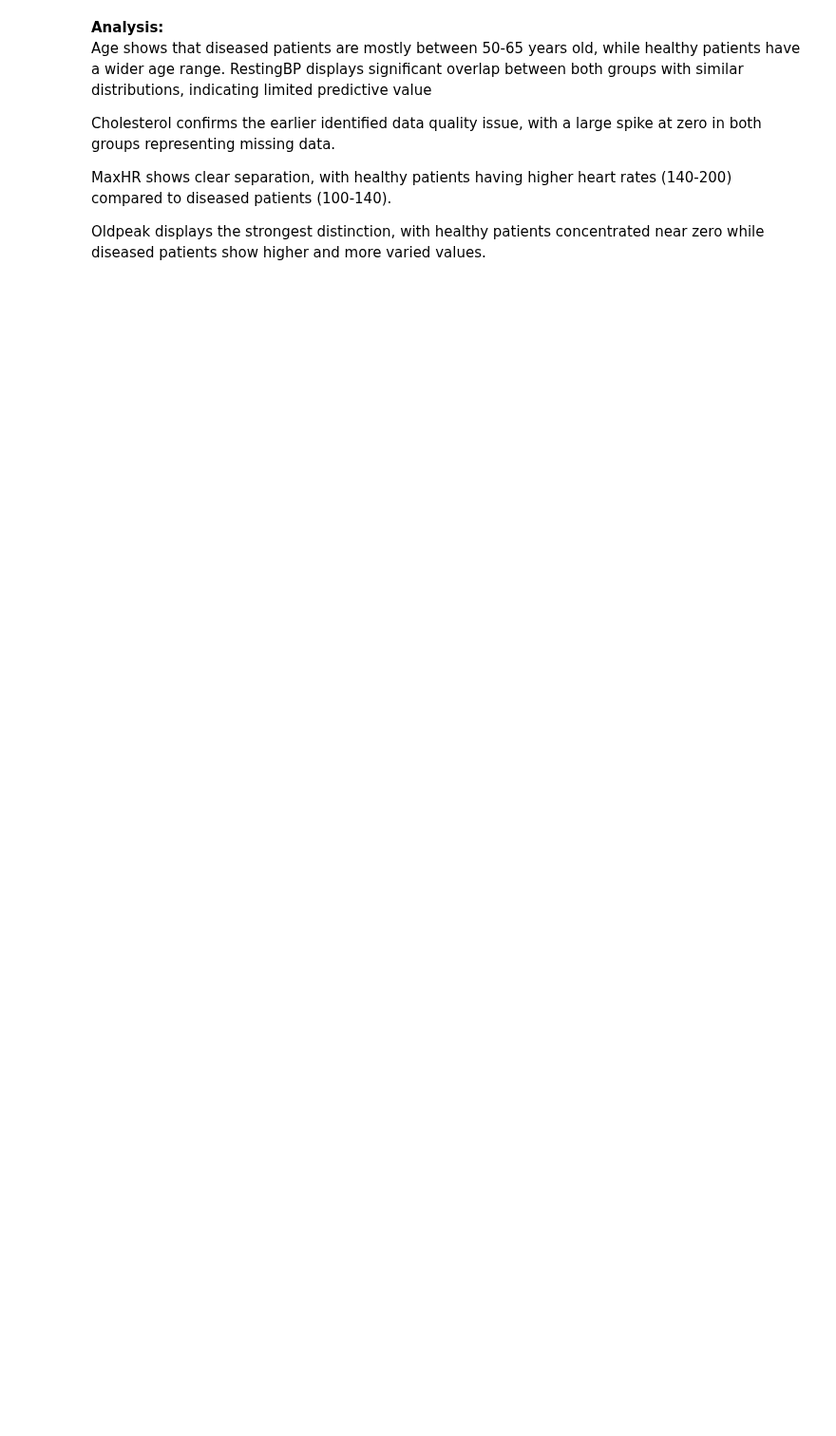
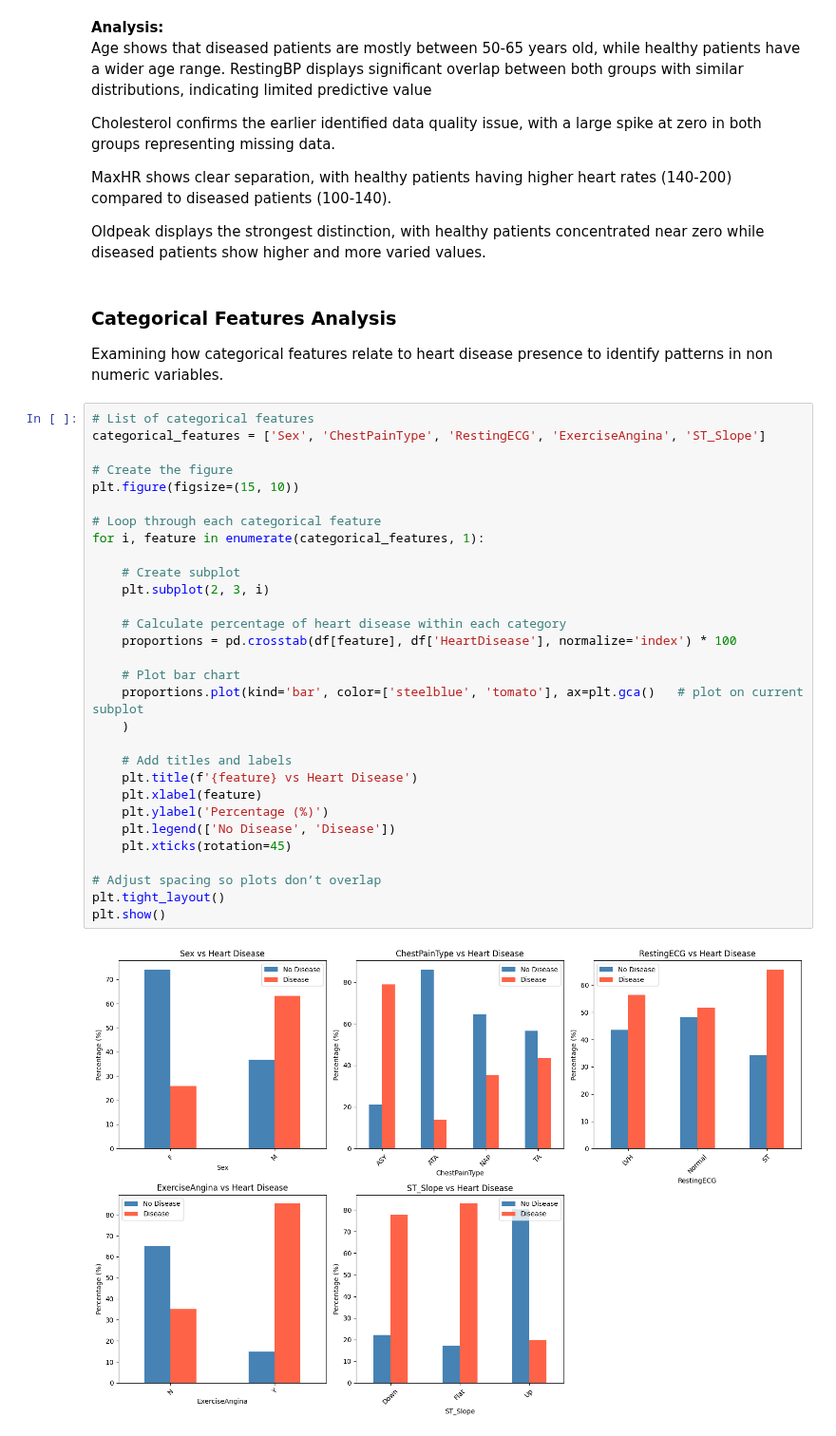
Before and after one commit to AishwaryaAshok846/Heart-Disease-Prediction, a Jupyter notebook: heart_disease_prediction.ipynb, the cells around one changed output. Shown at 95% size. Cells and saved outputs as stored; diff of their text form; blank space fills up the shorter version.

Commit message:
added categorical features analysis

```diff
--- a/heart_disease_prediction.ipynb
+++ b/heart_disease_prediction.ipynb
@@ -257,3 +257,39 @@ Cholesterol confirms the earlier identified data quality issue, with a large spi
 MaxHR shows clear separation, with healthy patients having higher heart rates (140-200) compared to diseased patients (100-140).
 
 Oldpeak displays the strongest distinction, with healthy patients concentrated near zero while diseased patients show higher and more varied values.
+# %% [markdown]
+### Categorical Features Analysis
+
+Examining how categorical features relate to heart disease presence to identify patterns in non numeric variables.
+# %%
+# List of categorical features
+categorical_features = ['Sex', 'ChestPainType', 'RestingECG', 'ExerciseAngina', 'ST_Slope']
+
+# Create the figure
+plt.figure(figsize=(15, 10))
+
+# Loop through each categorical feature
+for i, feature in enumerate(categorical_features, 1):
+
+    # Create subplot
+    plt.subplot(2, 3, i)
+
+    # Calculate percentage of heart disease within each category
+    proportions = pd.crosstab(df[feature], df['HeartDisease'], normalize='index') * 100
+
+    # Plot bar chart
+    proportions.plot(kind='bar', color=['steelblue', 'tomato'], ax=plt.gca()   # plot on current subplot
+    )
+
+    # Add titles and labels
+    plt.title(f'{feature} vs Heart Disease')
+    plt.xlabel(feature)
+    plt.ylabel('Percentage (%)')
+    plt.legend(['No Disease', 'Disease'])
+    plt.xticks(rotation=45)
+
+# Adjust spacing so plots don’t overlap
+plt.tight_layout()
+plt.show()
+# %% [output]
+[figure, added]
```
Also changed, not shown: parts of 1 cell of this notebook.
